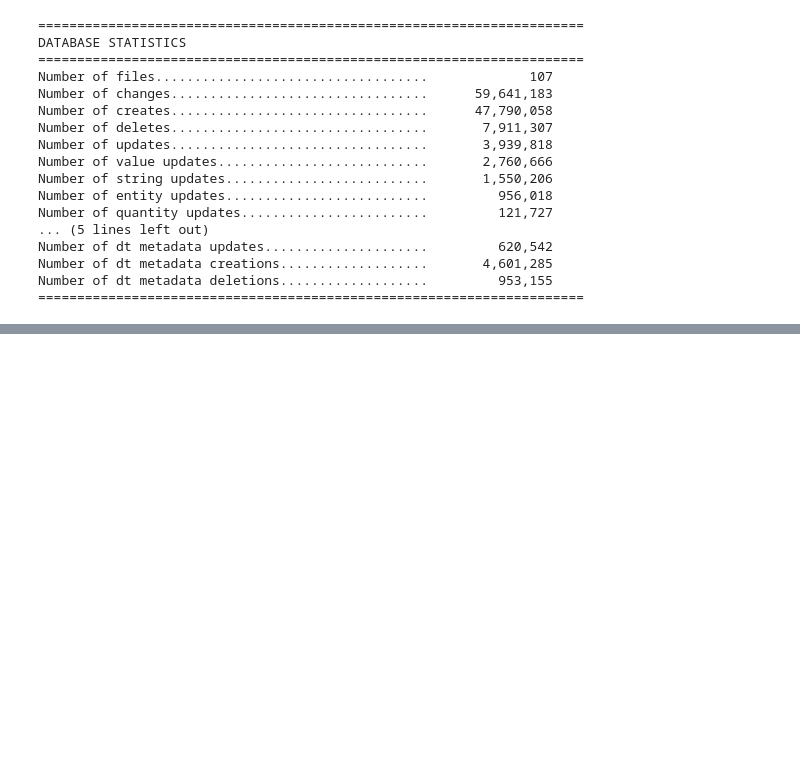
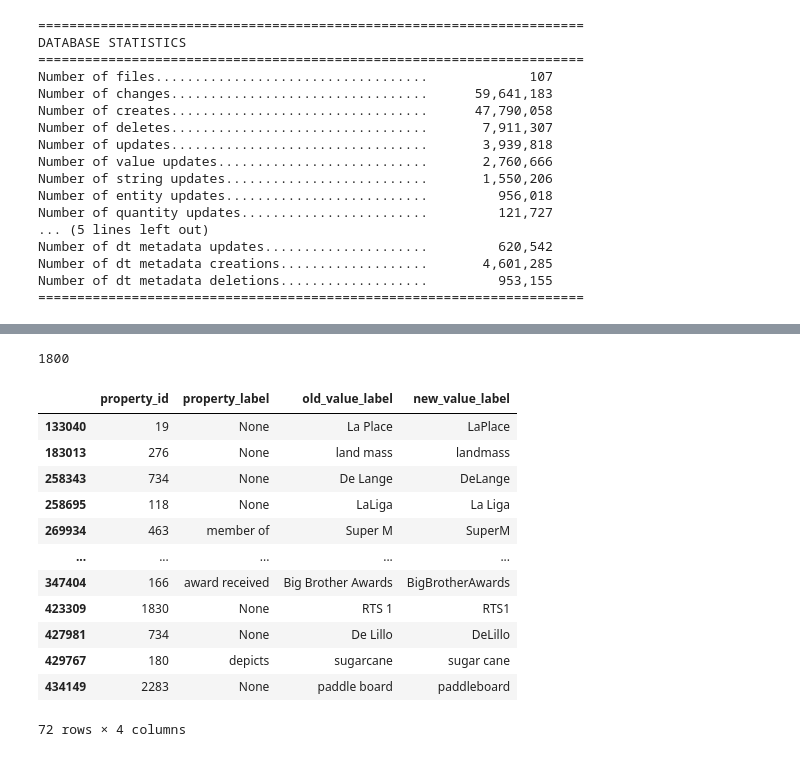
Before and after one commit to caroocortes/wikidata-change-classification, a Jupyter notebook: clustering/exploration.ipynb, the cells around one changed output, grey strips where cells are left out. Saved outputs shown, nothing was run; the diff lists cells and outputs as text; code cells hidden in the pictures; blank space fills up the shorter version.

```diff
--- a/clustering/exploration.ipynb
+++ b/clustering/exploration.ipynb
@@ -199,0 +193,21 @@ Index: []
+# %%
+df_cluster_2 = df[df['cluster_id'] == 2]
+print(df_cluster_2.size)
+df_cluster_2[['property_id', 'property_label', 'old_value_label', 'new_value_label']]
+
+# Cluster 2 : link fix
+# %% [output]
+1800
+|  | property_id | property_label | old_value_label | new_value_label |
+| 133040 | 19 | None | La Place | LaPlace |
+| 183013 | 276 | None | land mass | landmass |
+| 258343 | 734 | None | De Lange | DeLange |
+| 258695 | 118 | None | LaLiga | La Liga |
+| 269934 | 463 | member of | Super M | SuperM |
+| ... | ... | ... | ... | ... |
+| 347404 | 166 | award received | Big Brother Awards | BigBrotherAwards |
+| 423309 | 1830 | None | RTS 1 | RTS1 |
+| 427981 | 734 | None | De Lillo | DeLillo |
+| 429767 | 180 | depicts | sugarcane | sugar cane |
+| 434149 | 2283 | None | paddle board | paddleboard |
+72 rows × 4 columns
```
Also changed, not shown: parts of 12 cells of this notebook, 25 other files.
